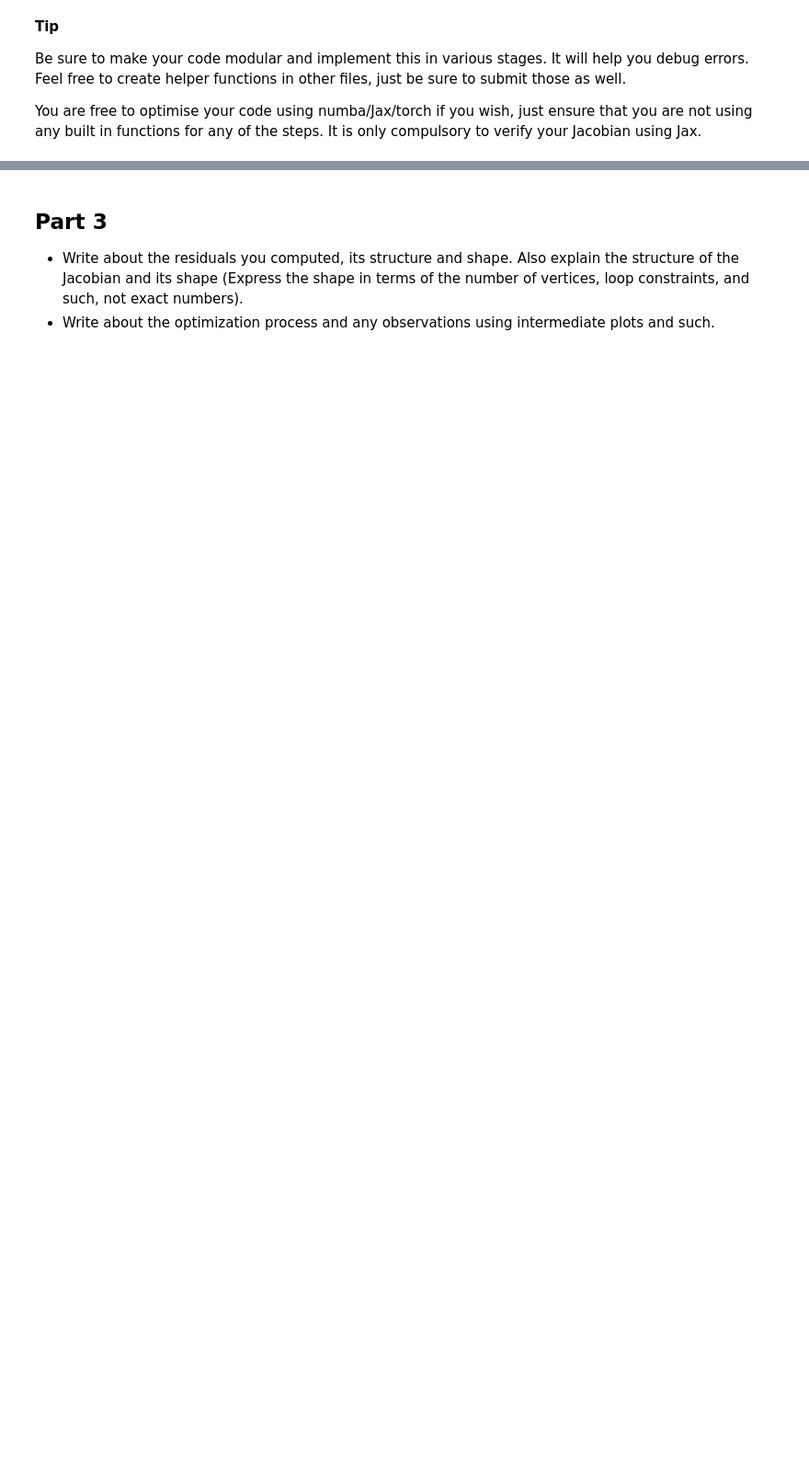
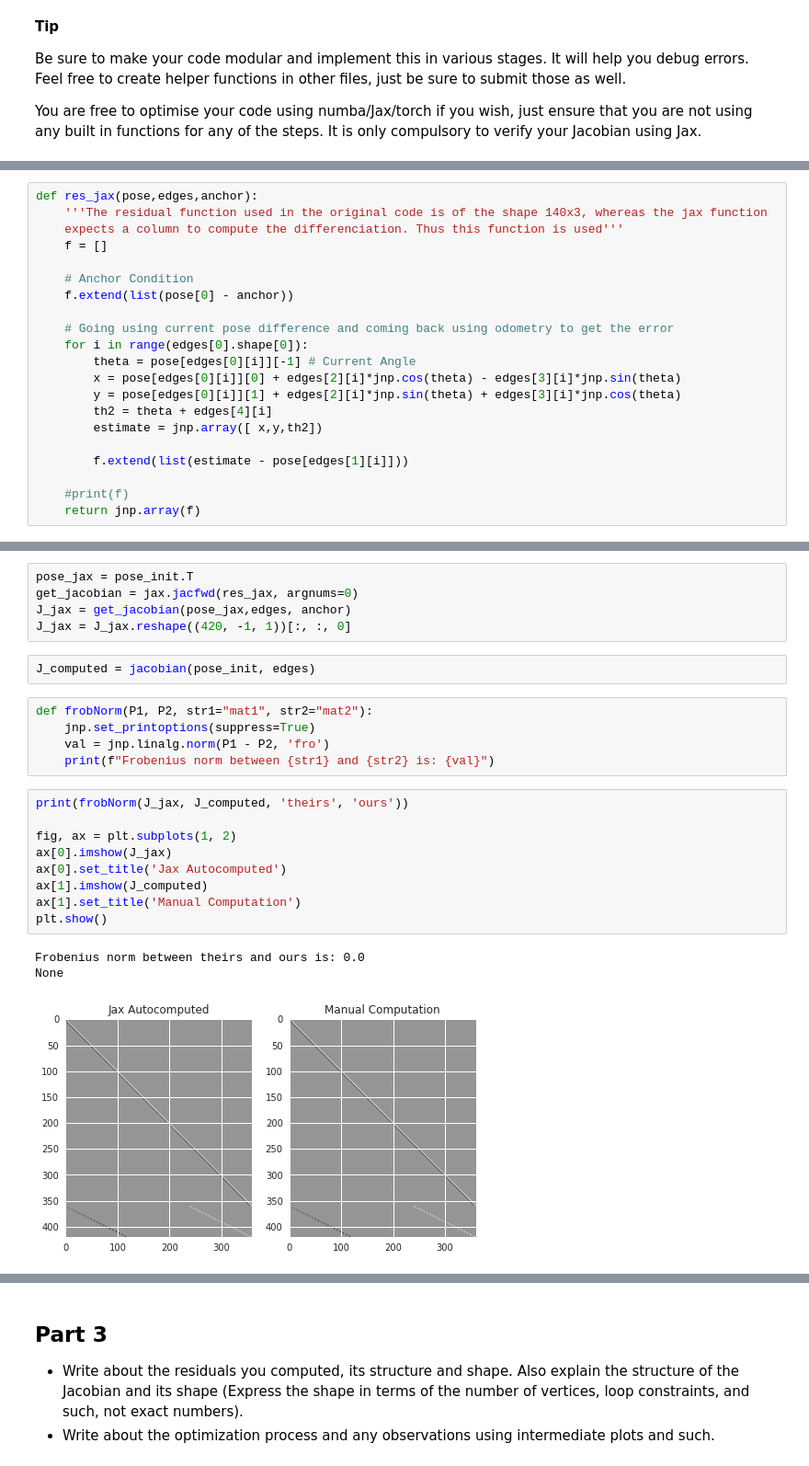
Before and after one commit to Blizzard57/2d-slam, a Jupyter notebook: questions/Question 2 - 2D SLAM.ipynb, the cells around one changed output, grey strips where cells are left out. Shown at 92% size. Saved outputs shown, nothing was run; the diff lists cells and outputs as text; blank space fills up the shorter version.

```diff
--- a/questions/Question 2 - 2D SLAM.ipynb
+++ b/questions/Question 2 - 2D SLAM.ipynb
@@ -168,0 +344,21 @@ DeviceArray([-5., -8.,  0.], dtype=float32)
+# %%
+def res_jax(pose,edges,anchor):
+    '''The residual function used in the original code is of the shape 140x3, whereas the jax function
+    expects a column to compute the differenciation. Thus this function is used'''
+    f = []
+
+    # Anchor Condition
+    f.extend(list(pose[0] - anchor))
+
+    # Going using current pose difference and coming back using odometry to get the error
+    for i in range(edges[0].shape[0]):
+        theta = pose[edges[0][i]][-1] # Current Angle
+        x = pose[edges[0][i]][0] + edges[2][i]*jnp.cos(theta) - edges[3][i]*jnp.sin(theta)
+        y = pose[edges[0][i]][1] + edges[2][i]*jnp.sin(theta) + edges[3][i]*jnp.cos(theta)
+        th2 = theta + edges[4][i]
+        estimate = jnp.array([ x,y,th2])
+
+        f.extend(list(estimate - pose[edges[1][i]]))
+
+    #print(f)
+    return jnp.array(f)
@@ -168,0 +382,25 @@ DeviceArray([-5., -8.,  0.], dtype=float32)
+# %%
+pose_jax = pose_init.T
+get_jacobian = jax.jacfwd(res_jax, argnums=0)
+J_jax = get_jacobian(pose_jax,edges, anchor)
+J_jax = J_jax.reshape((420, -1, 1))[:, :, 0]
+# %%
+J_computed = jacobian(pose_init, edges)
+# %%
+def frobNorm(P1, P2, str1="mat1", str2="mat2"):
+    jnp.set_printoptions(suppress=True)
+    val = jnp.linalg.norm(P1 - P2, 'fro')
+    print(f"Frobenius norm between {str1} and {str2} is: {val}")
+# %%
+print(frobNorm(J_jax, J_computed, 'theirs', 'ours'))
+
+fig, ax = plt.subplots(1, 2)
+ax[0].imshow(J_jax)
+ax[0].set_title('Jax Autocomputed')
+ax[1].imshow(J_computed)
+ax[1].set_title('Manual Computation')
+plt.show()
+# %% [output]
+Frobenius norm between theirs and ours is: 0.0
+None
+[figure, added]
```
Also changed, not shown: parts of 69 cells of this notebook.
